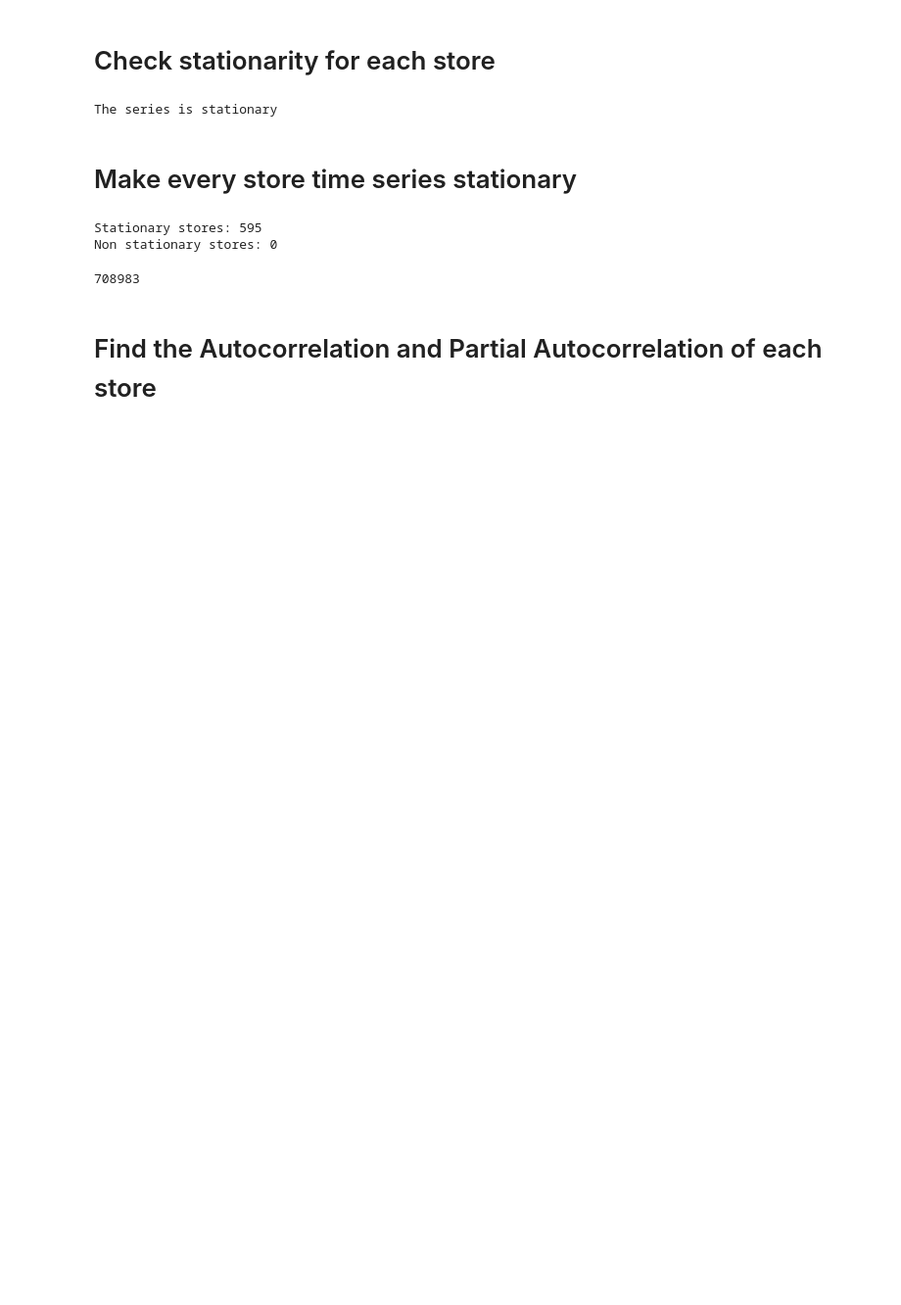
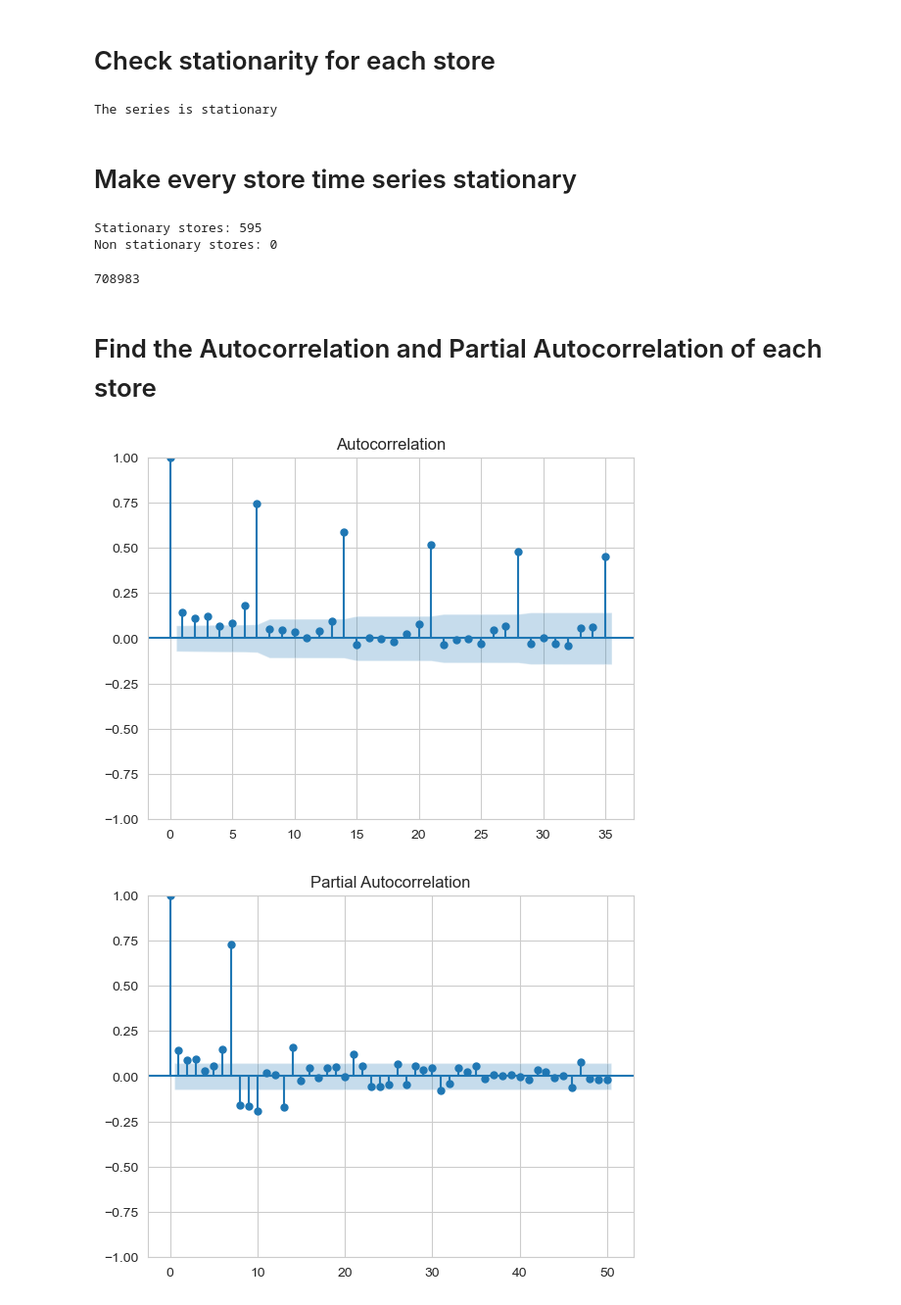
Before and after one commit to dimgag/time-series-forecasting-store-transactions, a Jupyter notebook: main.ipynb, the cells around one changed output. Shown at 98% size. Drawn from its saved outputs; the diff is of its cells as text; code cells hidden in the pictures; blank space fills up the shorter version.

```diff
--- a/main.ipynb
+++ b/main.ipynb
@@ -294,6 +294,9 @@ from statsmodels.graphics.tsaplots import plot_acf, plot_pacf
 # %%
 # autocorrelation plot
 from statsmodels.graphics.tsaplots import plot_acf, plot_pacf
-plot_acf(store['n_transactions'], lags=50)
+plot_acf(store['n_transactions'], lags=35)
 plot_pacf(store['n_transactions'], lags=50)
 plt.show()
+# %% [output]
+[figure, added]
+[figure, added]
```
Also changed, not shown: parts of 7 cells of this notebook.
